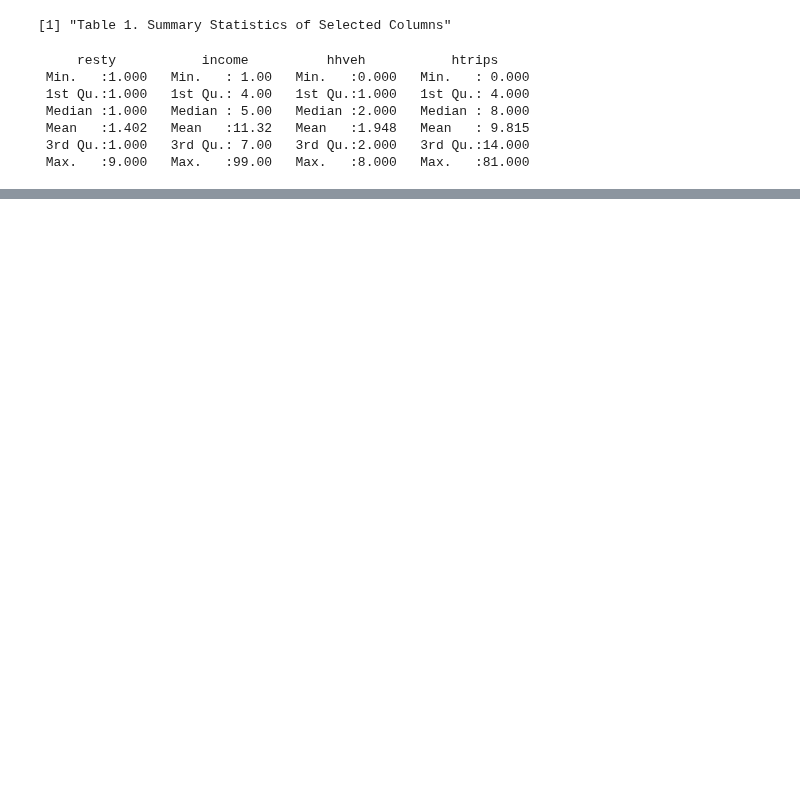
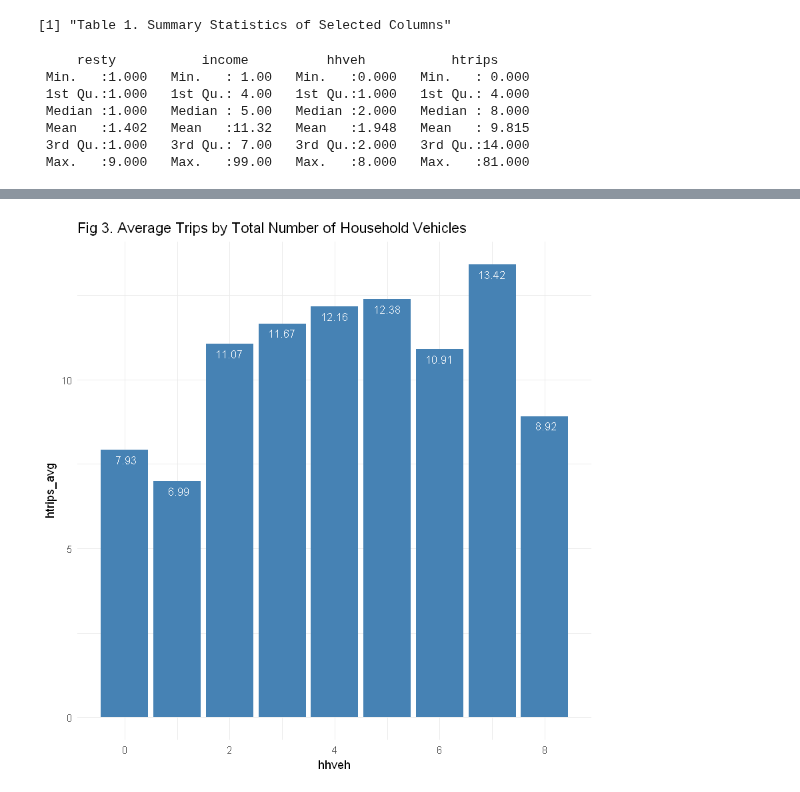
Before and after one commit to saashimi/USP_587, a Jupyter notebook: hw1-r.ipynb, the cells around one changed output, grey strips where cells are left out. Cells and saved outputs as stored; diff of their text form; code cells hidden in the pictures; blank space fills up the shorter version.

```diff
--- a/hw1-r.ipynb
+++ b/hw1-r.ipynb
@@ -21,0 +74,5 @@ df %>%
+# %%
+print("Table 4. Household Trips by Total Household Vehicles")
+veh.group <- group_by(df, hhveh)
+veh.group.summary <- summarize(veh.group, count=n(), htrips_avg=mean(htrips))
+veh.group.summary
@@ -22 +91,11 @@ df %>%
+# %%
+veh.group.sum %>%
+    ggplot(aes(x=hhveh, y=htrips_avg)) +
+    geom_bar(stat="identity", fill="steelblue") +
+    geom_text(aes(label=format(htrips_avg, digits = 3)),
+                                vjust=1.6, color="white", size=3.5)+
+    labs(title="Fig 3. Average Trips by Total Number of Household Vehicles") +
+    theme_minimal()
+# %% [output]
+[figure, added]
 # %%
```
Also changed, not shown: parts of 8 cells of this notebook.
